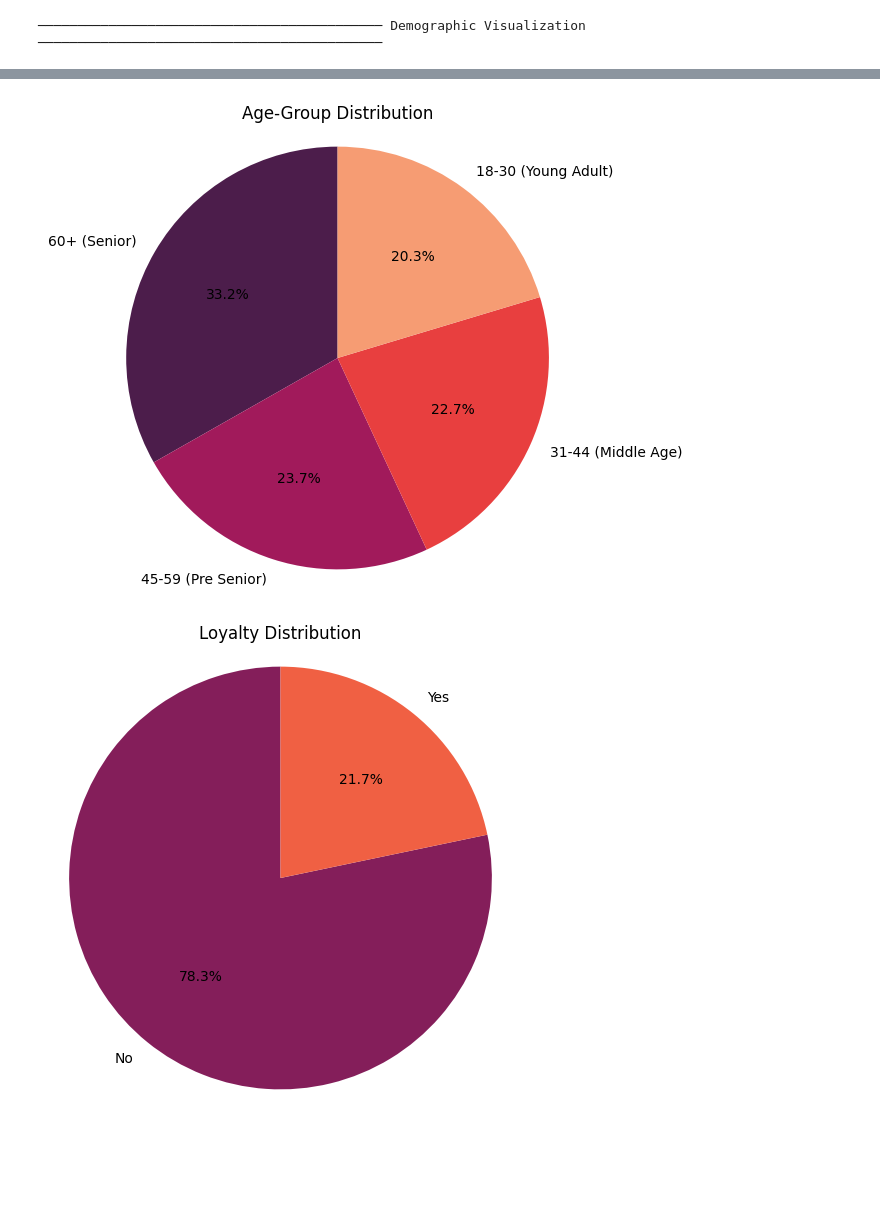
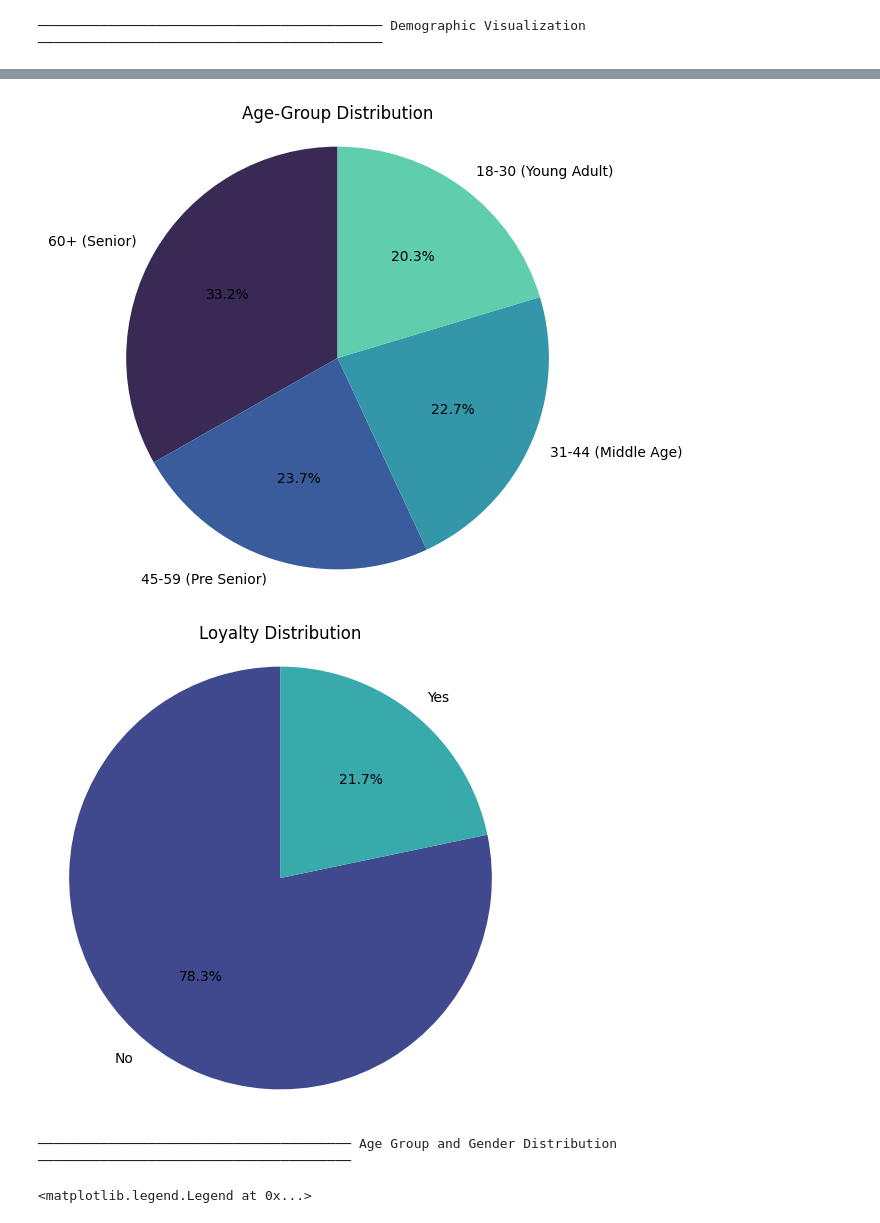
Before and after one commit to apostroef/sales-data-representation, a Jupyter notebook: Data-Visualization.ipynb, the cells around one changed output, grey strips where cells are left out. Saved outputs shown, nothing was run; the diff lists cells and outputs as text; code cells hidden in the pictures; blank space fills up the shorter version.

Commit message:
add: visualization

```diff
--- a/Data-Visualization.ipynb
+++ b/Data-Visualization.ipynb
@@ -10,6 +10,10 @@ from rich.table import Table
 from rich.console import Console
 
 df = pd.read_csv("labeled_customer_data.csv")
+if "Age_Group" in df.columns:
+    age_order = sorted(df["Age_Group"].unique())
+else:
+    age_order = None
 # %%
 # Demographic Visualization
 Console().rule("[bold yellow]Demographic Visualization")
@@ -24,7 +28,7 @@ plt.pie(
     labels=gender_counts.index,
     autopct="%1.1f%%",
     startangle=90,
-    colors=sns.color_palette("rocket", len(gender_counts)),
+    colors=sns.color_palette("mako", len(gender_counts)),
 )
 plt.title("Gender Distribution")
 plt.axis("equal")
@@ -42,7 +46,7 @@ plt.pie(
     labels=age_counts.index,
     autopct="%1.1f%%",
     startangle=90,
-    colors=sns.color_palette("rocket", len(age_counts)),
+    colors=sns.color_palette("mako", len(age_counts)),
 )
 plt.title("Age-Group Distribution")
 plt.axis("equal")
@@ -60,10 +64,25 @@ plt.pie(
     labels=loyalty_counts.index,
     autopct="%1.1f%%",
     startangle=90,
-    colors=sns.color_palette("rocket", len(loyalty_counts)),
+    colors=sns.color_palette("mako", len(loyalty_counts)),
 )
 plt.title("Loyalty Distribution")
 plt.axis("equal")
 plt.show()
+
+# 4. Gender Distribution across Age Groups - Bar Chart
+Console().rule("[bold yellow]Age Group and Gender Distribution")
+plt.figure(figsize=(10, 6))
+sns.countplot(
+    data=df,
+    x="Gender",
+    hue="Age_Group",
+    palette=sns.color_palette("mako"),
+    hue_order=age_order,
+)
+plt.title("Gender Distribution across Age Groups")
+plt.xlabel("Gender")
+plt.ylabel("Count")
+plt.legend(title="Age-Group")
 # %% [output]
 ──────────────────────────────────────────── Demographic Visualization ────────────────────────────────────────────
@@ -71,2 +90,4 @@ plt.show()
-[figure, old version]
+[figure, new version]
-[figure, old version]
+[figure, new version]
+──────────────────────────────────────── Age Group and Gender Distribution ────────────────────────────────────────
+<matplotlib.legend.Legend at 0x...>
```
Also changed, not shown: parts of 6 cells of this notebook, 1 other file.
